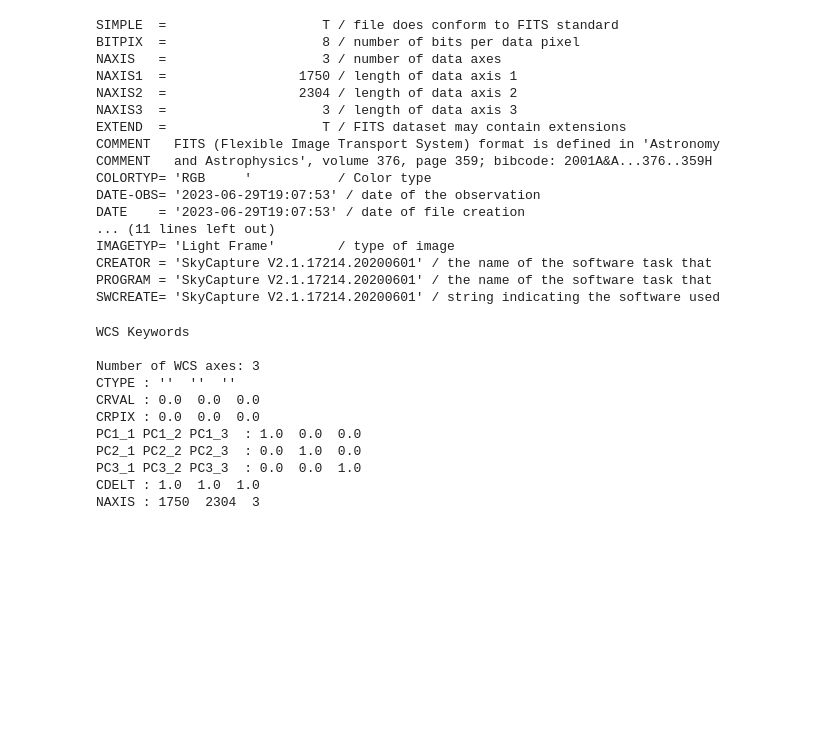
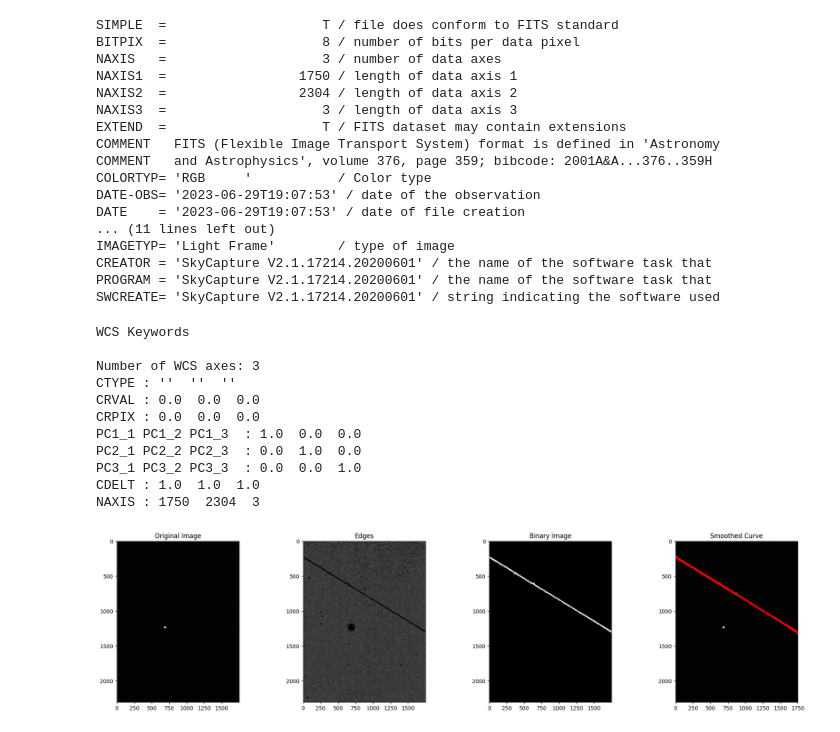
Before and after one commit to CentroEspacial-ITA/Reducao-astrometrica, a Jupyter notebook: astrometric_reduction.ipynb, the cells around one changed output. Saved outputs shown, nothing was run; the diff lists cells and outputs as text; code cells hidden in the pictures; blank space fills up the shorter version.

Commit message:
Algoritmo de detectar trajetória do satélite

```diff
--- a/astrometric_reduction.ipynb
+++ b/astrometric_reduction.ipynb
@@ -172,3 +169,90 @@ PC2_1 PC2_2 PC2_3  : 0.0  1.0  0.0
 PC3_1 PC3_2 PC3_3  : 0.0  0.0  1.0
 CDELT : 1.0  1.0  1.0
 NAXIS : 1750  2304  3
+# %%
+import numpy as np
+from astropy.io import fits
+from skimage import exposure, filters, measure, morphology
+import matplotlib.pyplot as plt
+from scipy.ndimage import gaussian_filter1d
+
+def detect_satellite_trail(image_path, threshold):
+    # Carregando a imagem FITS
+    fits_file = fits.open(image_path)
+    image_obs = fits_file[0].data[0]
+    fits_file.close()
+
+    # Pré-processamento
+    image_normalized = exposure.equalize_hist(image_obs)
+    image_blurred = filters.gaussian(image_normalized, sigma=1)
+
+    # Detecção de borda
+    edges = filters.sobel(image_blurred)
+
+    # Invertendo a imagem para destacar as regiões escuras
+    inverted_edges = 1 - edges
+
+    # Limiarização para criar uma imagem binária
+    binary_image = inverted_edges > 0.95
+
+    # Remoção de objetos pequenos
+    binary_image = morphology.remove_small_objects(binary_image, min_size=threshold)
+
+    # Identificando contornos
+    labeled_regions = measure.label(binary_image)
+    regions = measure.regionprops(labeled_regions)
+
+    # Filtragem de regiões
+    filtered_regions = [region for region in regions if region.eccentricity > 0.95]
+
+    # Encontrar coordenadas de início, meio e fim da trajetória
+    results = []
+    for region in filtered_regions:
+        minr, minc, maxr, maxc = region.bbox
+        start_point = (minc, minr)
+        end_point = (maxc, maxr)
+        coords = np.column_stack(np.where(binary_image[minr:maxr, minc:maxc]))
+        middle_point = coords[int(coords.shape[0] / 2)]
+        middle_point = (middle_point[1] + minc, middle_point[0] + minr)
+        results.append((start_point, middle_point, end_point))
+
+    reta = [[coord[1]+ minc, coord[0]+minr] for coord in coords]
+
+    # Suavização da curva
+    smoothed_curve = gaussian_filter1d(np.array(reta), sigma=5, axis=0)
+
+    # Visualização
+    fig, axes = plt.subplots(1, 4, figsize=(20, 5))
+
+    axes[0].imshow(image_obs, cmap='gray')
+    axes[0].set_title('Original Image')
+
+    axes[1].imshow(edges, cmap='gray')
+    axes[1].set_title('Edges')
+
+    axes[2].imshow(binary_image, cmap='gray')
+    axes[2].set_title('Binary Image')
+
+    axes[3].imshow(image_obs, cmap='gray')
+    for start, middle, end in results:
+        axes[3].plot([start[0], middle[0], end[0]], [start[1], middle[1], end[1]], '-r', linewidth=2)
+        axes[3].scatter([start[0], middle[0], end[0]], [start[1], middle[1], end[1]], s=25, c='g')
+    axes[3].plot(smoothed_curve[:, 0], smoothed_curve[:, 1], '-r', linewidth=2)
+    axes[3].set_xlim((0, image_obs.shape[1]))
+    axes[3].set_ylim((image_obs.shape[0], 0))
+    axes[3].set_title('Smoothed Curve')
+
+    plt.tight_layout()
+    plt.show()
+
+    # Resultados
+    for i, (start, middle, end) in enumerate(results):
+        print(f"Region {i+1} - Start Point: {start}, Middle Point: {middle}, End Point: {end}")
+
+    return smoothed_curve
+
+# Substitua 'path_to_your_fits_file.fits' pelo caminho para o seu arquivo FITS
+threshold = 22000
+smoothed_curve = detect_satellite_trail('./Images/NOSS 3-4A230629190753.fit', threshold)
+# %% [output]
+[figure, added]
```
Also changed, not shown: parts of 2 cells of this notebook.
